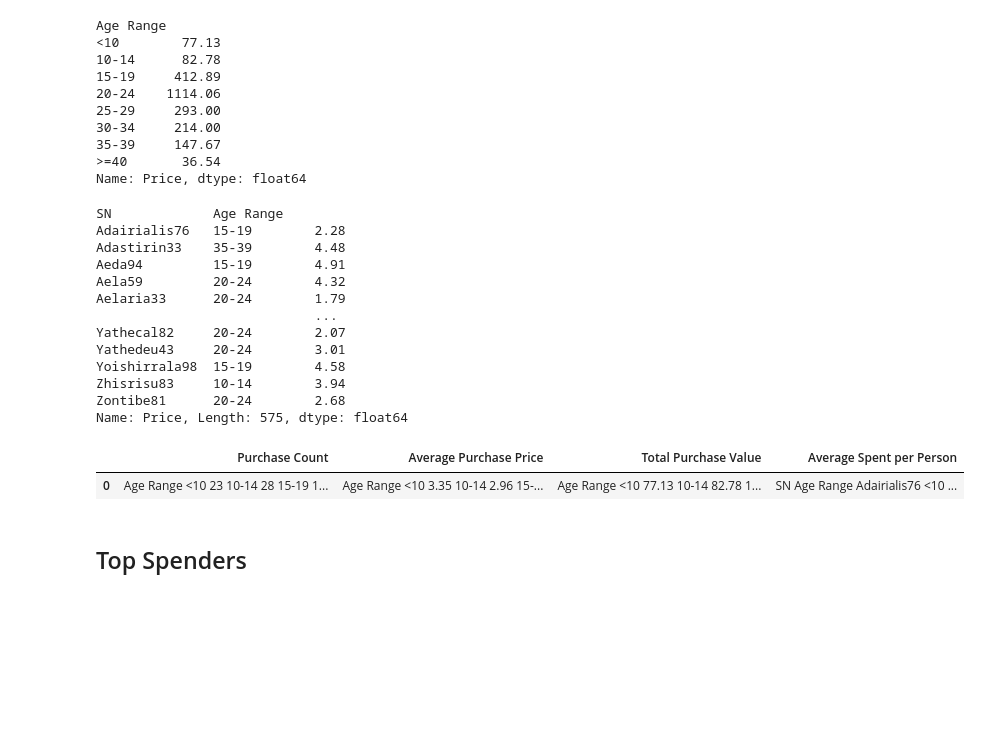
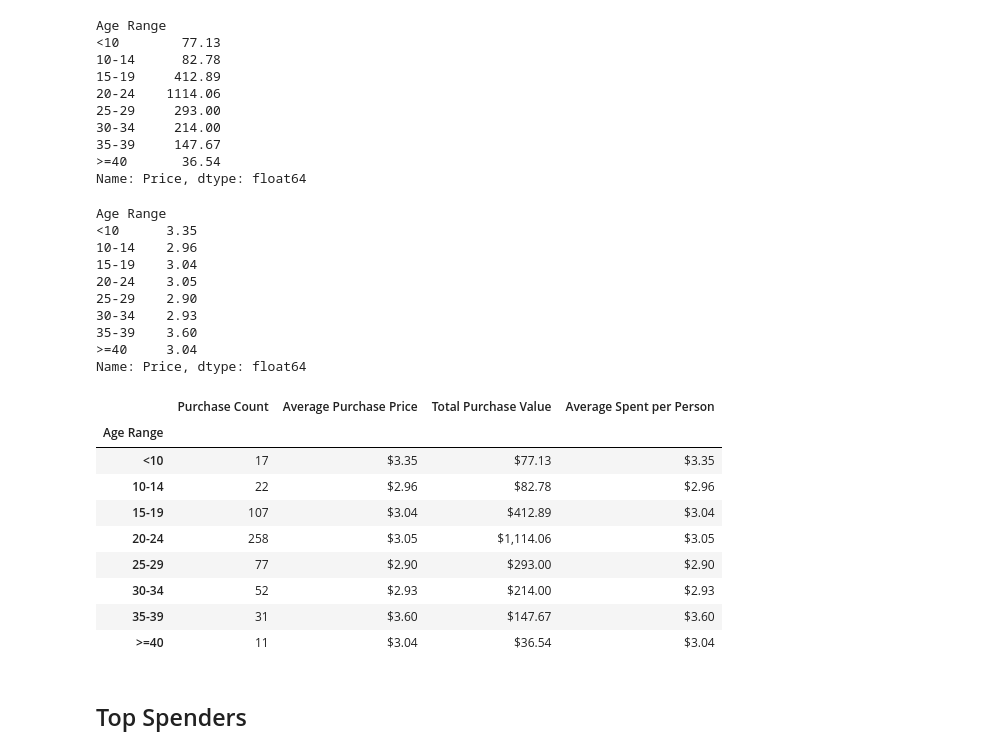
Before and after one commit to skriggs72/Heroes_of_Pymoli, a Jupyter notebook: HeroesOfPymoli/HeroesOfPymoli_starter.ipynb, the cells around one changed output. Saved outputs shown, nothing was run; the diff lists cells and outputs as text; code cells hidden in the pictures; blank space fills up the shorter version.

```diff
--- a/HeroesOfPymoli/HeroesOfPymoli_starter.ipynb
+++ b/HeroesOfPymoli/HeroesOfPymoli_starter.ipynb
@@ -236,3 +254,6 @@ gender_analysis_df
 
 
 * Display Age Demographics Table
+# %%
+nonduplicates_df = purchase_data_df.loc[:,["SN", "Age", "Gender"]].drop_duplicates()
+nonduplicates_df
@@ -259,6 +294,6 @@ Name: Age, Length: 780, dtype: category
 Categories (8, object): [<10 < 10-14 < 15-19 < 20-24 < 25-29 < 30-34 < 35-39 < >=40]
 # %%
 #Place the data series into a new column inside of the DataFrame
-purchase_data_df["Age Range"] = pd.cut(purchase_data_df["Age"], bins, labels= age_range_labels)
-purchase_data_df.head()
+nonduplicates_df["Age Range"] = pd.cut(nonduplicates_df["Age"], bins, labels= age_range_labels)
+nonduplicates_df.head()
 # %% [output]
@@ -271,6 +306,7 @@ purchase_data_df.head()
 # %%
 #Calculate number of people in each age range
-age_range_count_df = purchase_data_df.groupby("Age Range")["Item Name"].count()
-age_range_count_df
+age_range_count_df = nonduplicates_df.groupby("Age Range").count()
+age_range_count_sr = age_range_count_df["Age"]
+age_range_count_sr
 # %% [output]
 Age Range
@@ -394,32 +430,38 @@ Age Range
 Name: Price, dtype: float64
 # %%
 #Calculate Average Purchase per age range
-avg_purchase_total_df = round(purchase_data_df.groupby(["SN", "Age Range"])["Price"].mean(),2)
-avg_purchase_total_df.dropna()
+avg_purchase_total_df = round(purchase_data_df.groupby(["Age Range"])["Price"].mean(),2)
+avg_purchase_nona = avg_purchase_total_df.dropna()
+avg_purchase_nona
 # %% [output]
-SN             Age Range
-Adairialis76   15-19        2.28
-Adastirin33    35-39        4.48
-Aeda94         15-19        4.91
-Aela59         20-24        4.32
-Aelaria33      20-24        1.79
-                            ...
-Yathecal82     20-24        2.07
-Yathedeu43     20-24        3.01
-Yoishirrala98  15-19        4.58
-Zhisrisu83     10-14        3.94
-Zontibe81      20-24        2.68
-Name: Price, Length: 575, dtype: float64
+Age Range
+<10      3.35
+10-14    2.96
+15-19    3.04
+20-24    3.05
+25-29    2.90
+30-34    2.93
+35-39    3.60
+>=40     3.04
+Name: Price, dtype: float64
 # %%
 #Display summary of Purchasing Analysis by Age Range
-age_range_analysis_df = pd.DataFrame({"Purchase Count":[age_range_count_df],
-                                      "Average Purchase Price":[avg_purchase_age_range_df],
-                                      "Total Purchase Value":[total_purchase_value_df],
-                                      "Average Spent per Person":[avg_purchase_total_df]})
-age_range_analysis_df.round(2)
+age_range_analysis_df = pd.DataFrame({"Purchase Count":age_range_count_sr.values,
+                                      "Average Purchase Price":avg_purchase_age_range_df,
+                                      "Total Purchase Value":total_purchase_value_df,
+                                      "Average Spent per Person":avg_purchase_nona})
+age_range_analysis_df.style.format({"Average Purchase Price":"${:,.2f}", "Total Purchase Value":"${:,.2f}", "Average Spent per Person":"${:,.2f}"})
 # %% [output]
 |  | Purchase Count | Average Purchase Price | Total Purchase Value | Average Spent per Person |
-| 0 | Age Range <10 23 10-14 28 15-19 1... | Age Range <10 3.35 10-14 2.96 15-... | Age Range <10 77.13 10-14 82.78 1... | SN Age Range Adairialis76 <10 ... |
+| Age Range |  |  |  |  |
+| <10 | 17 | $3.35 | $77.13 | $3.35 |
+| 10-14 | 22 | $2.96 | $82.78 | $2.96 |
+| 15-19 | 107 | $3.04 | $412.89 | $3.04 |
+| 20-24 | 258 | $3.05 | $1,114.06 | $3.05 |
+| 25-29 | 77 | $2.90 | $293.00 | $2.90 |
+| 30-34 | 52 | $2.93 | $214.00 | $2.93 |
+| 35-39 | 31 | $3.60 | $147.67 | $3.60 |
+| >=40 | 11 | $3.04 | $36.54 | $3.04 |
 # %% [markdown]
 ## Top Spenders
 # %% [markdown]
```
Also changed, not shown: parts of 17 cells of this notebook.
